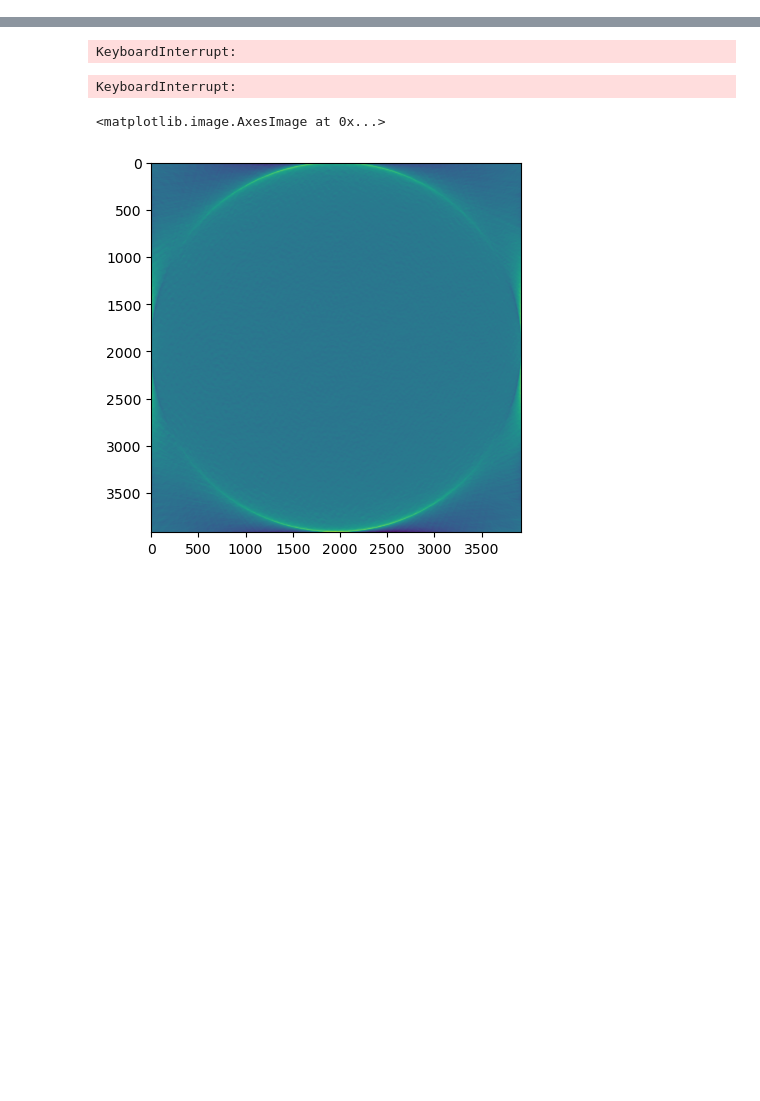
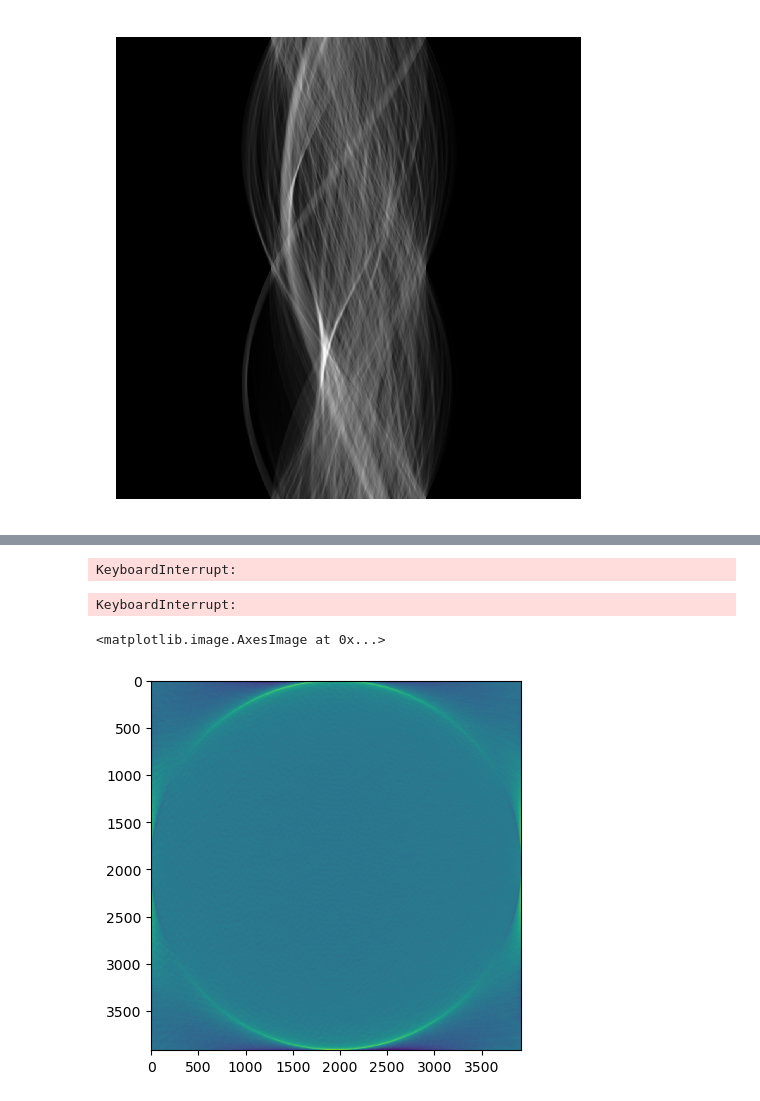
Before and after one commit to bnherrerac/alveolar-micro-CT-reconstruction, a Jupyter notebook: tomosipo_tests.ipynb, the cells around one changed output, grey strips where cells are left out. Saved outputs shown, nothing was run; the diff lists cells and outputs as text; code cells hidden in the pictures; blank space fills up the shorter version.

```diff
--- a/tomosipo_tests.ipynb
+++ b/tomosipo_tests.ipynb
@@ -21,0 +49,16 @@ torch.Size([1, 900, 3916])
+# %%
+height, width = square_img.shape
+# %%
+# Setup up volume and parallel projection geometry
+vg = ts.volume(shape=(1, width, width))
+pg = ts.parallel(angles=900, shape=(1, width))
+A = ts.operator(vg, pg)
+# %%
+square_img = torch.from_numpy(square_img.reshape(1, *square_img.shape)).to(dev)
+y = A(square_img)
+fig, ax = plt.subplots(figsize=(3,3), dpi=200)
+ax.imshow(y.detach().cpu().numpy().squeeze(), cmap=plt.cm.Greys_r, interpolation='nearest', aspect='auto')
+ax.axis('off')
+plt.show()
+# %% [output]
+[figure, added]
```
Also changed, not shown: parts of 18 cells of this notebook, 26 other files.
